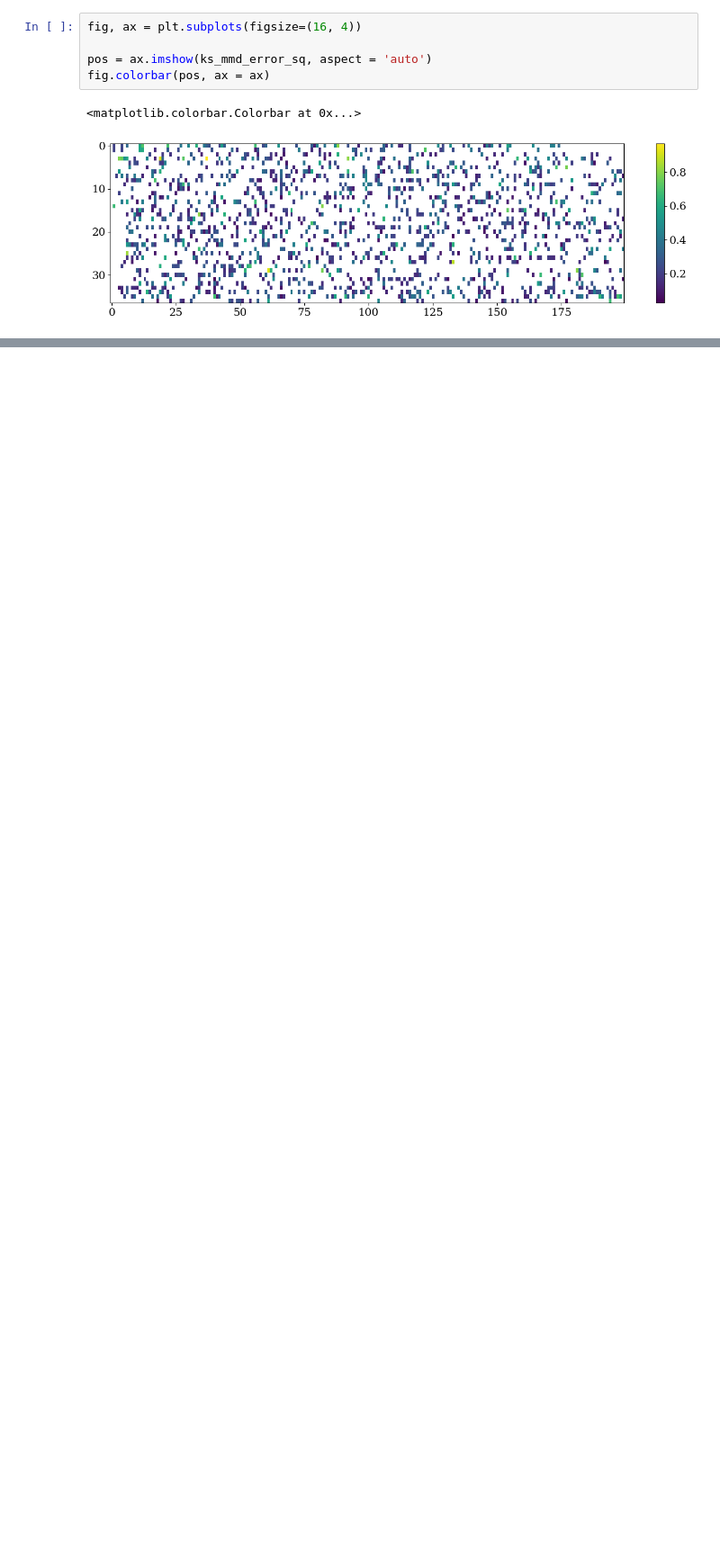
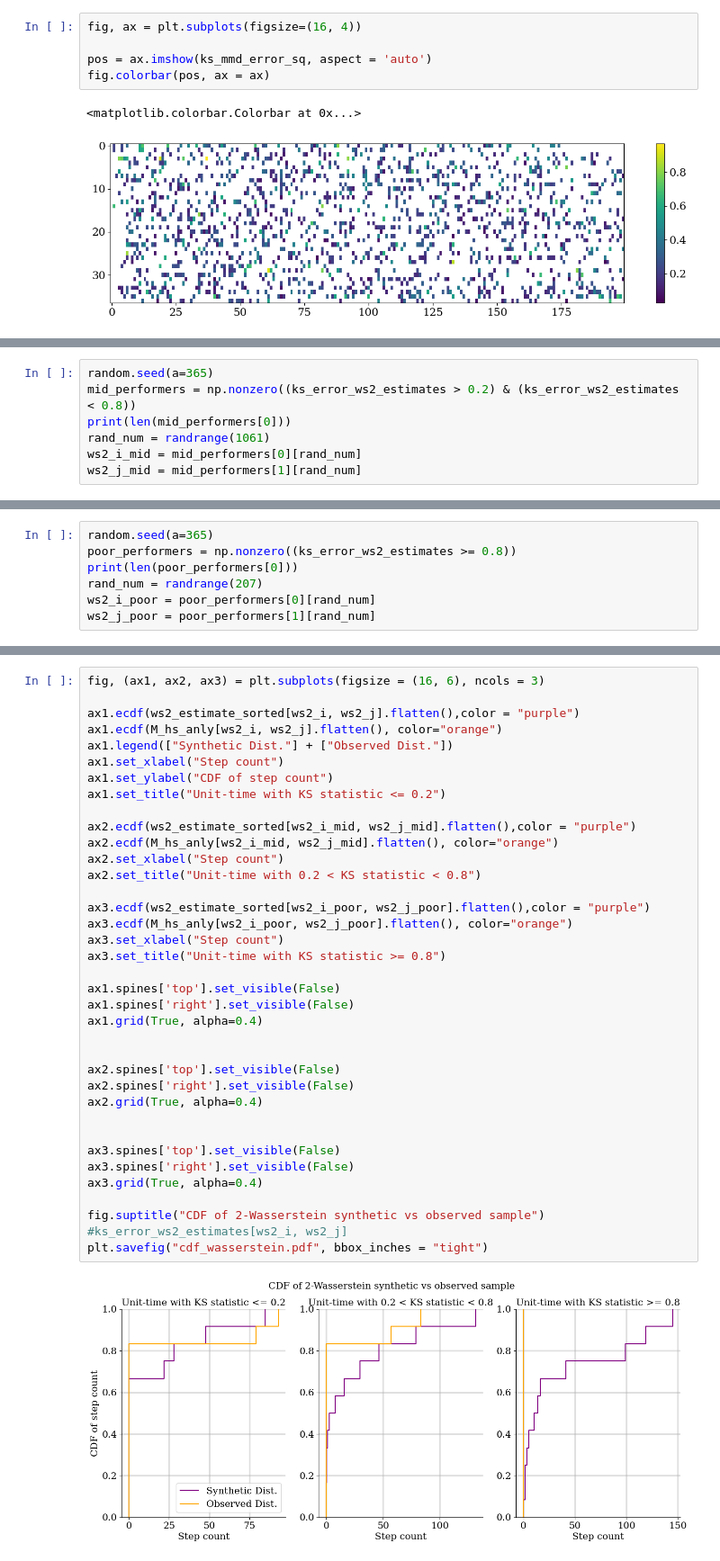
Before and after one commit to calebchin/Heartsteps-DNN, a Jupyter notebook: notebooks/distributionalnn_heartsteps.ipynb, the cells around one changed output, grey strips where cells are left out. Shown at 90% size. Drawn from its saved outputs; the diff is of its cells as text; blank space fills up the shorter version.

```diff
--- a/distributionalnn_heartsteps.ipynb
+++ b/notebooks/distributionalnn_heartsteps.ipynb
@@ -3221,0 +3272,7 @@ eta_star_ws2_back, _ = cv_dnn.search_eta(back_M_hs, back_A_hs, 5, 28,
+# %%
+random.seed(a=365)
+mid_performers = np.nonzero((ks_error_ws2_estimates > 0.2) & (ks_error_ws2_estimates < 0.8))
+print(len(mid_performers[0]))
+rand_num = randrange(1061)
+ws2_i_mid = mid_performers[0][rand_num]
+ws2_j_mid = mid_performers[1][rand_num]
@@ -3221,0 +3281,7 @@ eta_star_ws2_back, _ = cv_dnn.search_eta(back_M_hs, back_A_hs, 5, 28,
+# %%
+random.seed(a=365)
+poor_performers = np.nonzero((ks_error_ws2_estimates >= 0.8))
+print(len(poor_performers[0]))
+rand_num = randrange(207)
+ws2_i_poor = poor_performers[0][rand_num]
+ws2_j_poor = poor_performers[1][rand_num]
@@ -3221,0 +3294,39 @@ eta_star_ws2_back, _ = cv_dnn.search_eta(back_M_hs, back_A_hs, 5, 28,
+# %%
+fig, (ax1, ax2, ax3) = plt.subplots(figsize = (16, 6), ncols = 3)
+
+ax1.ecdf(ws2_estimate_sorted[ws2_i, ws2_j].flatten(),color = "purple")
+ax1.ecdf(M_hs_anly[ws2_i, ws2_j].flatten(), color="orange")
+ax1.legend(["Synthetic Dist."] + ["Observed Dist."])
+ax1.set_xlabel("Step count")
+ax1.set_ylabel("CDF of step count")
+ax1.set_title("Unit-time with KS statistic <= 0.2")
+
+ax2.ecdf(ws2_estimate_sorted[ws2_i_mid, ws2_j_mid].flatten(),color = "purple")
+ax2.ecdf(M_hs_anly[ws2_i_mid, ws2_j_mid].flatten(), color="orange")
+ax2.set_xlabel("Step count")
+ax2.set_title("Unit-time with 0.2 < KS statistic < 0.8")
+
+ax3.ecdf(ws2_estimate_sorted[ws2_i_poor, ws2_j_poor].flatten(),color = "purple")
+ax3.ecdf(M_hs_anly[ws2_i_poor, ws2_j_poor].flatten(), color="orange")
+ax3.set_xlabel("Step count")
+ax3.set_title("Unit-time with KS statistic >= 0.8")
+
+ax1.spines['top'].set_visible(False)
+ax1.spines['right'].set_visible(False)
+ax1.grid(True, alpha=0.4)
+
+
+ax2.spines['top'].set_visible(False)
+ax2.spines['right'].set_visible(False)
+ax2.grid(True, alpha=0.4)
+
+
+ax3.spines['top'].set_visible(False)
+ax3.spines['right'].set_visible(False)
+ax3.grid(True, alpha=0.4)
+
+fig.suptitle("CDF of 2-Wasserstein synthetic vs observed sample")
+#ks_error_ws2_estimates[ws2_i, ws2_j]
+plt.savefig("cdf_wasserstein.pdf", bbox_inches = "tight")
+# %% [output]
+[figure, added]
```
Also changed, not shown: parts of 25 cells of this notebook, 10 other files.
